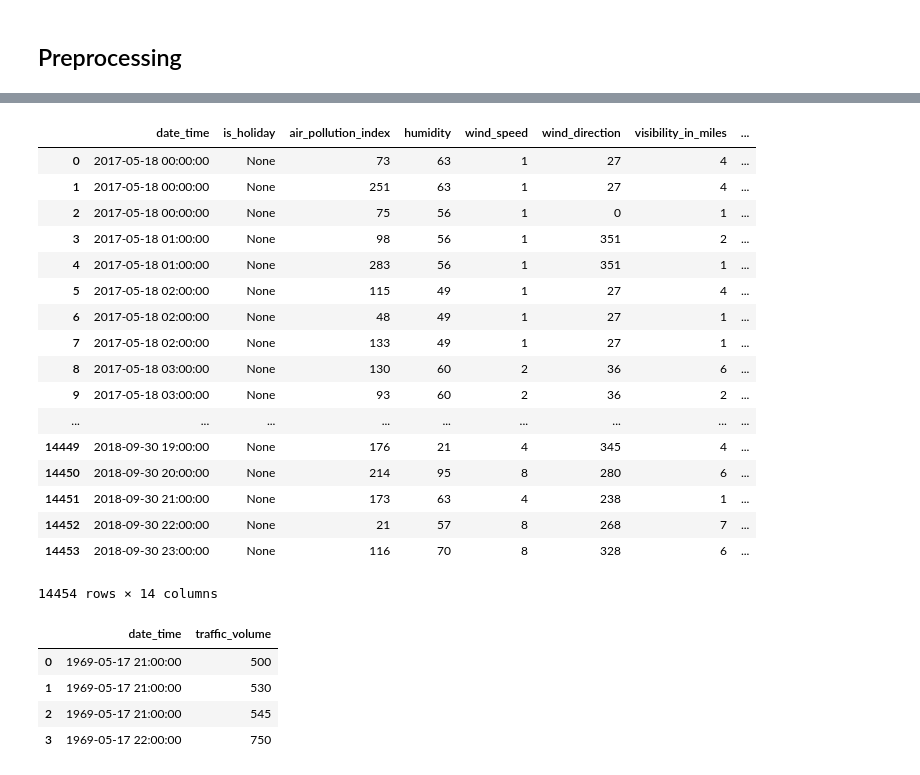
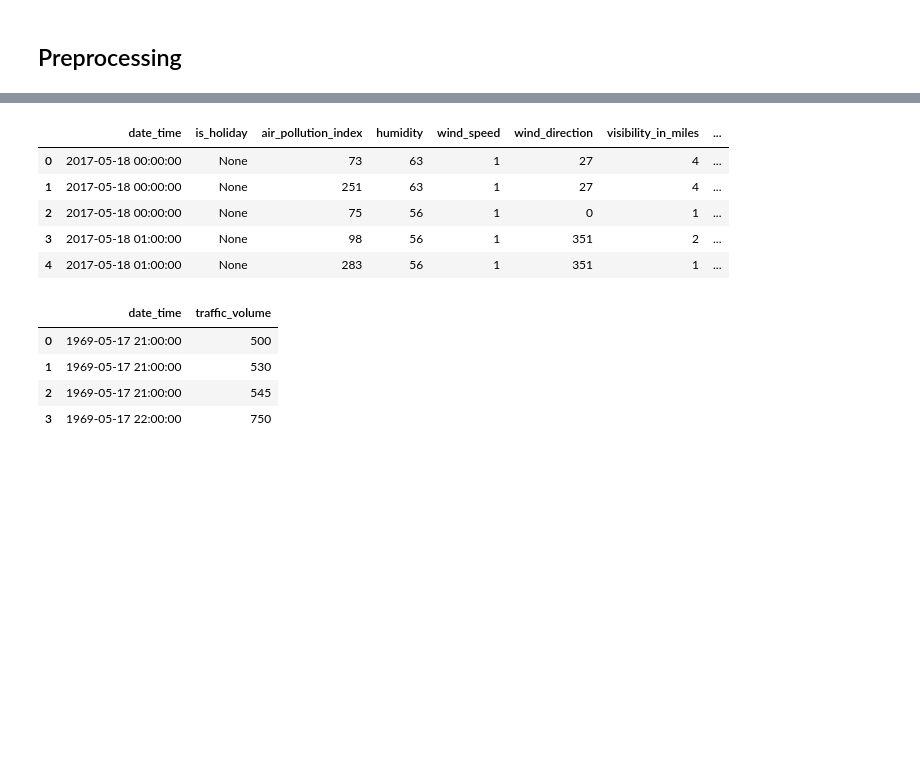
Before and after one commit to iam-Shashank/Sangam-2019, a Jupyter notebook: notebook1.0.ipynb, the cells around one changed output, grey strips where cells are left out. Saved outputs shown, nothing was run; the diff lists cells and outputs as text; code cells hidden in the pictures; blank space fills up the shorter version.

```diff
--- a/notebook1.0.ipynb
+++ b/notebook1.0.ipynb
@@ -60,24 +56,12 @@ train
 # %%
-test
+test.head()
 # %% [output]
 |  | date_time | is_holiday | air_pollution_index | humidity | wind_speed | wind_direction | visibility_in_miles | ... |
 | 0 | 2017-05-18 00:00:00 | None | 73 | 63 | 1 | 27 | 4 | ... |
 | 1 | 2017-05-18 00:00:00 | None | 251 | 63 | 1 | 27 | 4 | ... |
 | 2 | 2017-05-18 00:00:00 | None | 75 | 56 | 1 | 0 | 1 | ... |
 | 3 | 2017-05-18 01:00:00 | None | 98 | 56 | 1 | 351 | 2 | ... |
 | 4 | 2017-05-18 01:00:00 | None | 283 | 56 | 1 | 351 | 1 | ... |
-| 5 | 2017-05-18 02:00:00 | None | 115 | 49 | 1 | 27 | 4 | ... |
-| 6 | 2017-05-18 02:00:00 | None | 48 | 49 | 1 | 27 | 1 | ... |
-| 7 | 2017-05-18 02:00:00 | None | 133 | 49 | 1 | 27 | 1 | ... |
-| 8 | 2017-05-18 03:00:00 | None | 130 | 60 | 2 | 36 | 6 | ... |
-| 9 | 2017-05-18 03:00:00 | None | 93 | 60 | 2 | 36 | 2 | ... |
-| ... | ... | ... | ... | ... | ... | ... | ... | ... |
-| 14449 | 2018-09-30 19:00:00 | None | 176 | 21 | 4 | 345 | 4 | ... |
-| 14450 | 2018-09-30 20:00:00 | None | 214 | 95 | 8 | 280 | 6 | ... |
-| 14451 | 2018-09-30 21:00:00 | None | 173 | 63 | 4 | 238 | 1 | ... |
-| 14452 | 2018-09-30 22:00:00 | None | 21 | 57 | 8 | 268 | 7 | ... |
-| 14453 | 2018-09-30 23:00:00 | None | 116 | 70 | 8 | 328 | 6 | ... |
-14454 rows × 14 columns
 # %%
 sample
 # %% [output]
```
Also changed, not shown: parts of 127 cells of this notebook.
